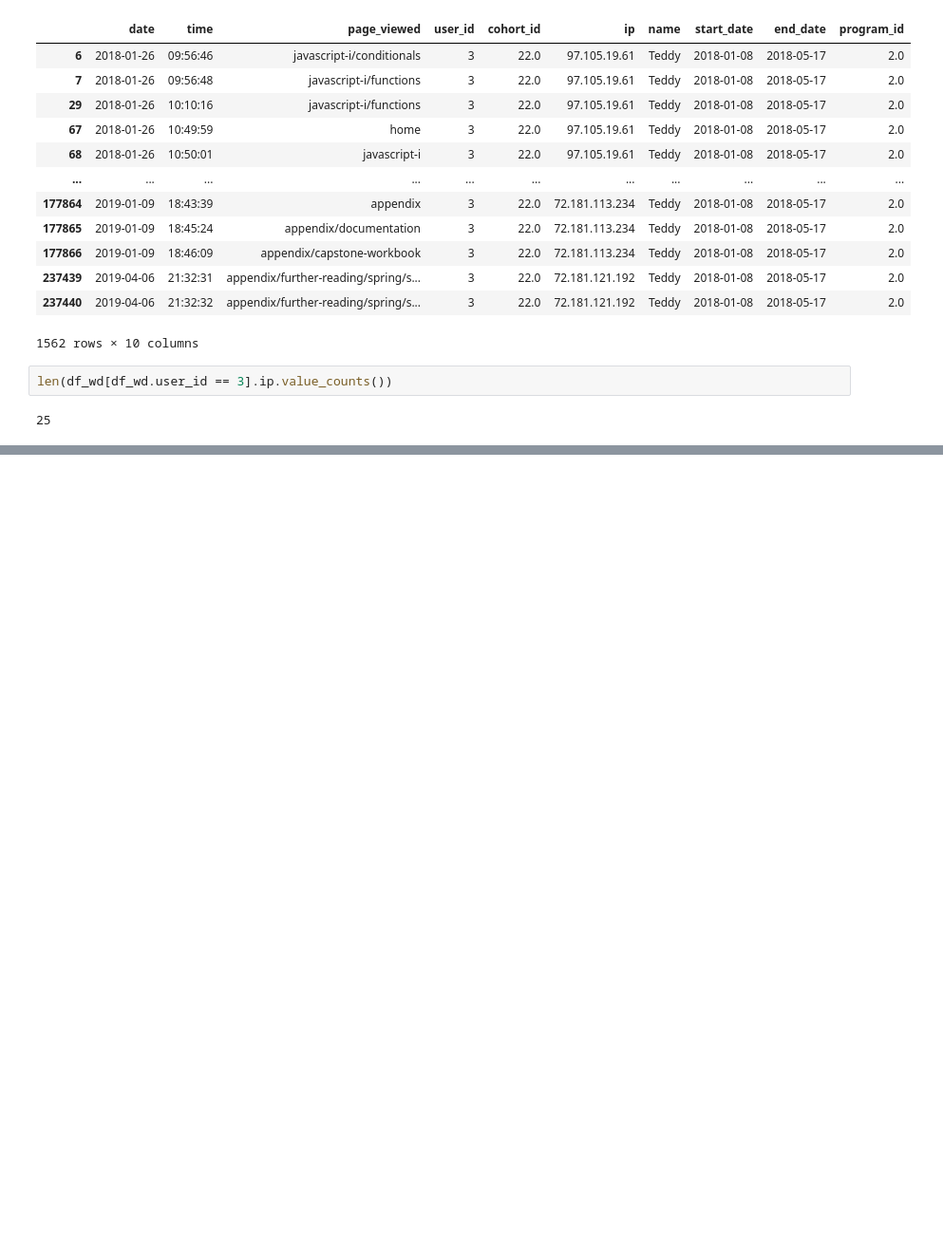
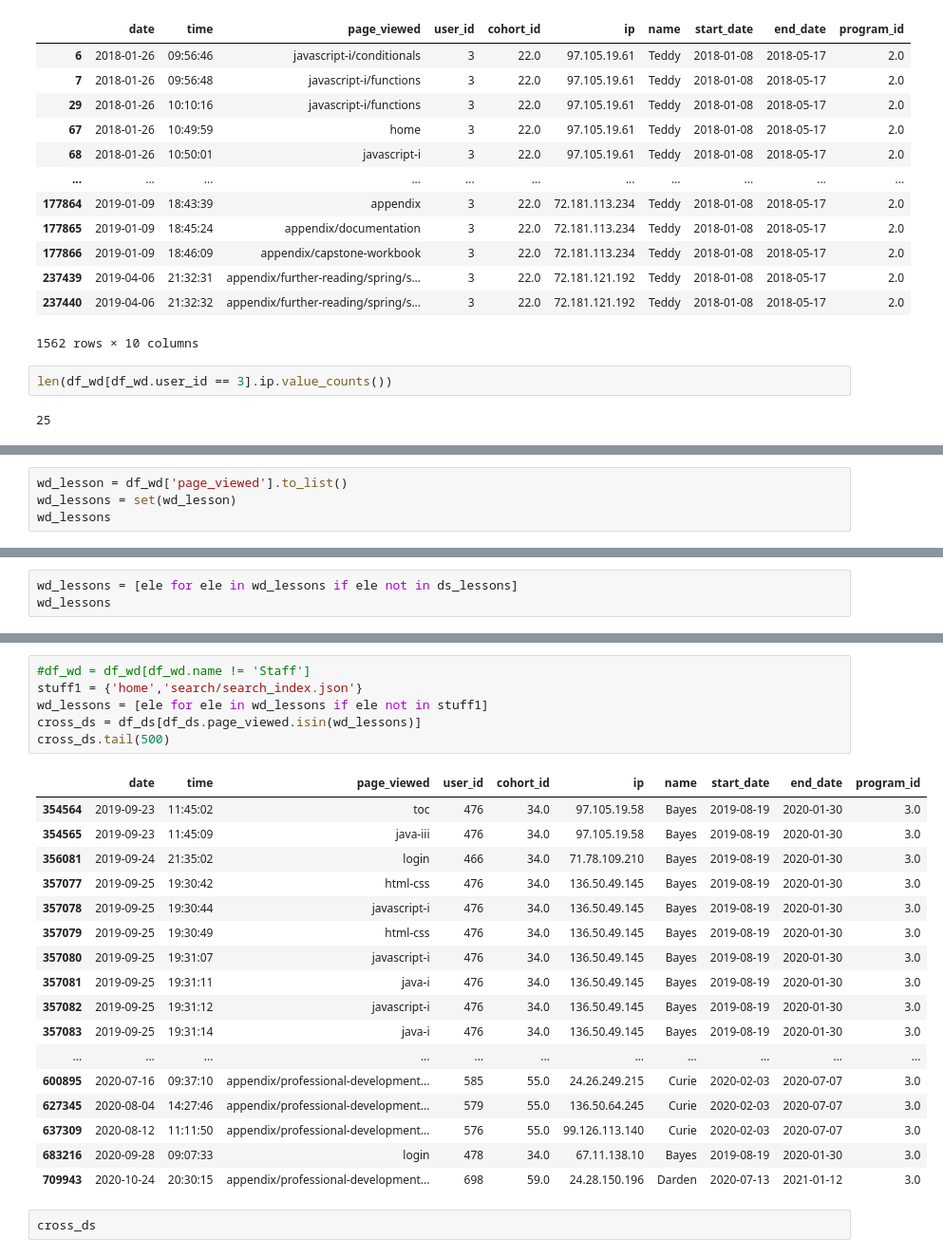
Before and after one commit to AI-Gomez/anomaly-detection-project, a Jupyter notebook: notebook.ipynb, the cells around one changed output, grey strips where cells are left out. Shown at 95% size. Cells and saved outputs as stored; diff of their text form; blank space fills up the shorter version.

```diff
--- a/notebook.ipynb
+++ b/notebook.ipynb
@@ -2509,0 +2585,4 @@ len(df_wd[df_wd.user_id == 3].ip.value_counts())
+# %%
+wd_lesson = df_wd['page_viewed'].to_list()
+wd_lessons = set(wd_lesson)
+wd_lessons
@@ -2509,0 +2607,3 @@ len(df_wd[df_wd.user_id == 3].ip.value_counts())
+# %%
+wd_lessons = [ele for ele in wd_lessons if ele not in ds_lessons]
+wd_lessons
@@ -2509,0 +2628,26 @@ len(df_wd[df_wd.user_id == 3].ip.value_counts())
+# %%
+#df_wd = df_wd[df_wd.name != 'Staff']
+stuff1 = {'home','search/search_index.json'}
+wd_lessons = [ele for ele in wd_lessons if ele not in stuff1]
+cross_ds = df_ds[df_ds.page_viewed.isin(wd_lessons)]
+cross_ds.tail(500)
+# %% [output]
+|  | date | time | page_viewed | user_id | cohort_id | ip | name | start_date | end_date | program_id |
+| 354564 | 2019-09-23 | 11:45:02 | toc | 476 | 34.0 | 97.105.19.58 | Bayes | 2019-08-19 | 2020-01-30 | 3.0 |
+| 354565 | 2019-09-23 | 11:45:09 | java-iii | 476 | 34.0 | 97.105.19.58 | Bayes | 2019-08-19 | 2020-01-30 | 3.0 |
+| 356081 | 2019-09-24 | 21:35:02 | login | 466 | 34.0 | 71.78.109.210 | Bayes | 2019-08-19 | 2020-01-30 | 3.0 |
+| 357077 | 2019-09-25 | 19:30:42 | html-css | 476 | 34.0 | 136.50.49.145 | Bayes | 2019-08-19 | 2020-01-30 | 3.0 |
+| 357078 | 2019-09-25 | 19:30:44 | javascript-i | 476 | 34.0 | 136.50.49.145 | Bayes | 2019-08-19 | 2020-01-30 | 3.0 |
+| 357079 | 2019-09-25 | 19:30:49 | html-css | 476 | 34.0 | 136.50.49.145 | Bayes | 2019-08-19 | 2020-01-30 | 3.0 |
+| 357080 | 2019-09-25 | 19:31:07 | javascript-i | 476 | 34.0 | 136.50.49.145 | Bayes | 2019-08-19 | 2020-01-30 | 3.0 |
+| 357081 | 2019-09-25 | 19:31:11 | java-i | 476 | 34.0 | 136.50.49.145 | Bayes | 2019-08-19 | 2020-01-30 | 3.0 |
+| 357082 | 2019-09-25 | 19:31:12 | javascript-i | 476 | 34.0 | 136.50.49.145 | Bayes | 2019-08-19 | 2020-01-30 | 3.0 |
+| 357083 | 2019-09-25 | 19:31:14 | java-i | 476 | 34.0 | 136.50.49.145 | Bayes | 2019-08-19 | 2020-01-30 | 3.0 |
+| ... | ... | ... | ... | ... | ... | ... | ... | ... | ... | ... |
+| 600895 | 2020-07-16 | 09:37:10 | appendix/professional-development... | 585 | 55.0 | 24.26.249.215 | Curie | 2020-02-03 | 2020-07-07 | 3.0 |
+| 627345 | 2020-08-04 | 14:27:46 | appendix/professional-development... | 579 | 55.0 | 136.50.64.245 | Curie | 2020-02-03 | 2020-07-07 | 3.0 |
+| 637309 | 2020-08-12 | 11:11:50 | appendix/professional-development... | 576 | 55.0 | 99.126.113.140 | Curie | 2020-02-03 | 2020-07-07 | 3.0 |
+| 683216 | 2020-09-28 | 09:07:33 | login | 478 | 34.0 | 67.11.138.10 | Bayes | 2019-08-19 | 2020-01-30 | 3.0 |
+| 709943 | 2020-10-24 | 20:30:15 | appendix/professional-development... | 698 | 59.0 | 24.28.150.196 | Darden | 2020-07-13 | 2021-01-12 | 3.0 |
+# %%
+cross_ds
```
Also changed, not shown: parts of 9 cells of this notebook.
